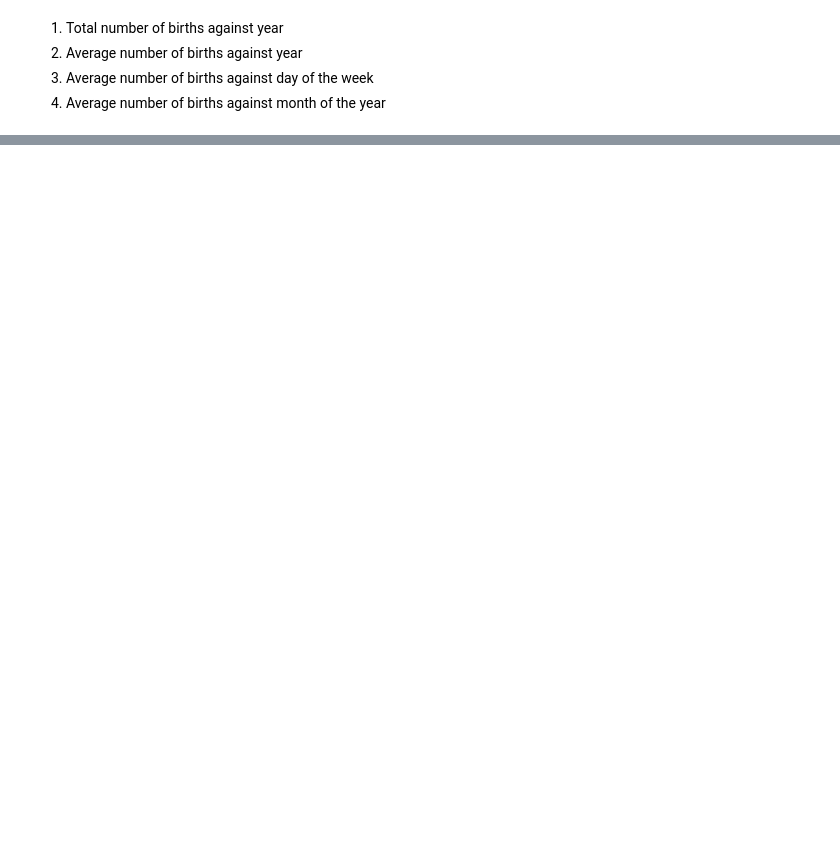
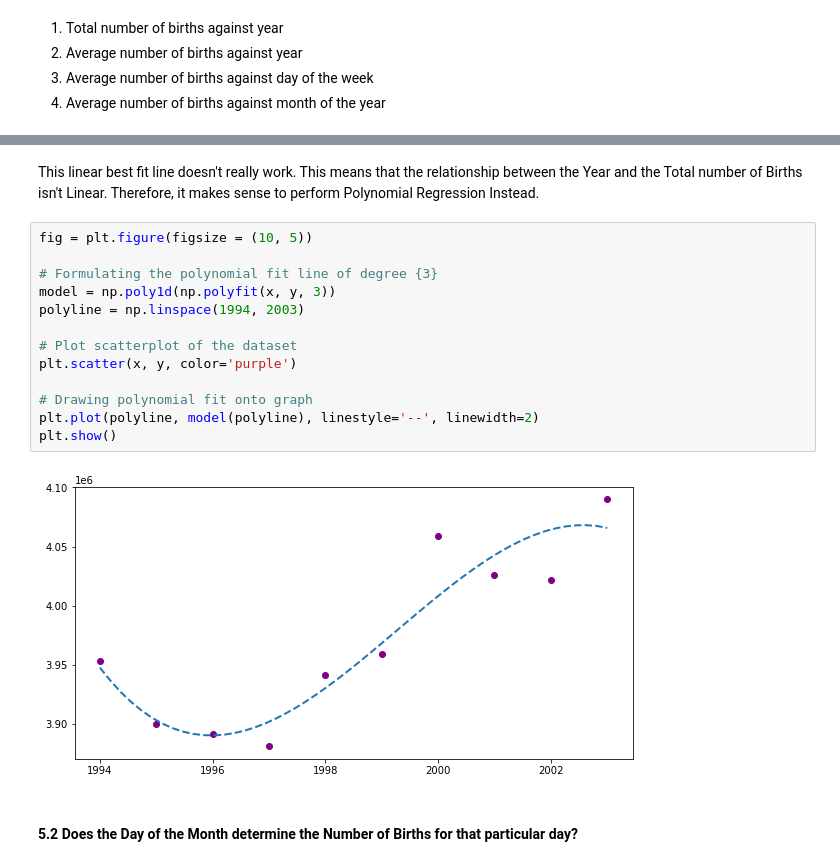
Before and after one commit to sunroofgod/data_visualisation, a Jupyter notebook: main.ipynb, the cells around one changed output, grey strips where cells are left out. Drawn from its saved outputs; the diff is of its cells as text; blank space fills up the shorter version.

```diff
--- a/main.ipynb
+++ b/main.ipynb
@@ -152,0 +317,19 @@ plot_bargraph(graph2,
+# %% [markdown]
+This linear best fit line doesn't really work. This means that the relationship between the Year and the Total number of Births isn't Linear. Therefore, it makes sense to perform Polynomial Regression Instead.
+# %%
+fig = plt.figure(figsize = (10, 5))
+
+# Formulating the polynomial fit line of degree {3}
+model = np.poly1d(np.polyfit(x, y, 3))
+polyline = np.linspace(1994, 2003)
+
+# Plot scatterplot of the dataset
+plt.scatter(x, y, color='purple')
+
+# Drawing polynomial fit onto graph
+plt.plot(polyline, model(polyline), linestyle='--', linewidth=2)
+plt.show()
+# %% [output]
+[figure, added]
+# %% [markdown]
+#### 5.2 Does the Day of the Month determine the Number of Births for that particular day?
```
Also changed, not shown: parts of 39 cells of this notebook.
